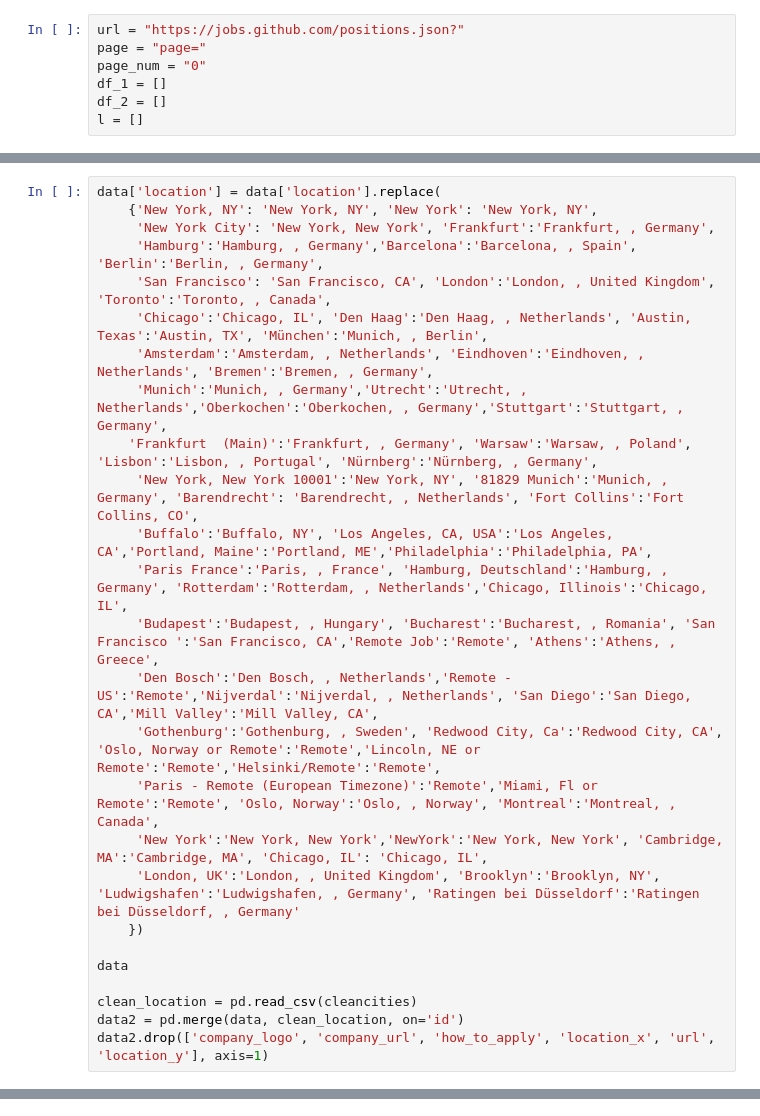
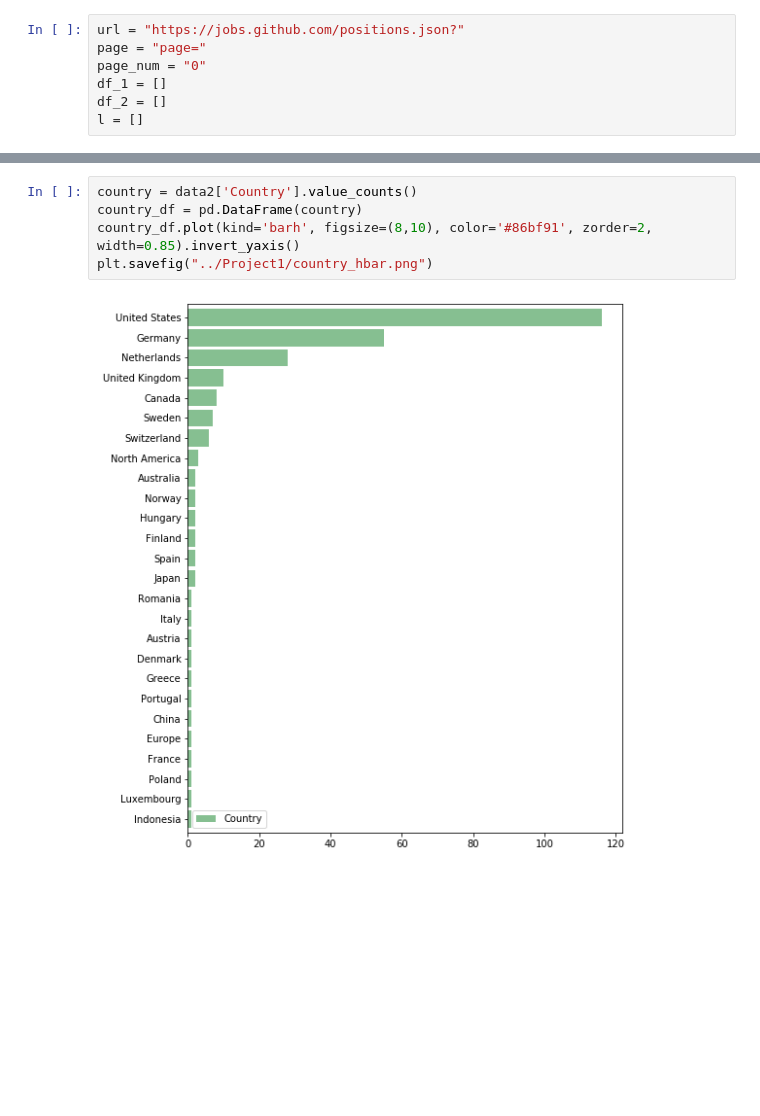
Before and after one commit to brian1581/Project1, a Jupyter notebook: Notebook_Michelle.ipynb, the cells around one changed output, grey strips where cells are left out. Cells and saved outputs as stored; diff of their text form; blank space fills up the shorter version.

```diff
--- a/Notebook_Michelle.ipynb
+++ b/Notebook_Michelle.ipynb
@@ -80,26 +78,0 @@ data.drop(['how_to_apply', 'company_logo', 'company_url', ], axis=1)
-# %%
-data['location'] = data['location'].replace(
-    {'New York, NY': 'New York, NY', 'New York': 'New York, NY',
-     'New York City': 'New York, New York', 'Frankfurt':'Frankfurt, , Germany',
-     'Hamburg':'Hamburg, , Germany','Barcelona':'Barcelona, , Spain', 'Berlin':'Berlin, , Germany',
-     'San Francisco': 'San Francisco, CA', 'London':'London, , United Kingdom', 'Toronto':'Toronto, , Canada',
-     'Chicago':'Chicago, IL', 'Den Haag':'Den Haag, , Netherlands', 'Austin, Texas':'Austin, TX', 'München':'Munich, , Berlin',
-     'Amsterdam':'Amsterdam, , Netherlands', 'Eindhoven':'Eindhoven, , Netherlands', 'Bremen':'Bremen, , Germany',
-     'Munich':'Munich, , Germany','Utrecht':'Utrecht, , Netherlands','Oberkochen':'Oberkochen, , Germany','Stuttgart':'Stuttgart, , Germany',
-    'Frankfurt  (Main)':'Frankfurt, , Germany', 'Warsaw':'Warsaw, , Poland', 'Lisbon':'Lisbon, , Portugal', 'Nürnberg':'Nürnberg, , Germany',
-     'New York, New York 10001':'New York, NY', '81829 Munich':'Munich, , Germany', 'Barendrecht': 'Barendrecht, , Netherlands', 'Fort Collins':'Fort Collins, CO',
-     'Buffalo':'Buffalo, NY', 'Los Angeles, CA, USA':'Los Angeles, CA','Portland, Maine':'Portland, ME','Philadelphia':'Philadelphia, PA',
-     'Paris France':'Paris, , France', 'Hamburg, Deutschland':'Hamburg, , Germany', 'Rotterdam':'Rotterdam, , Netherlands','Chicago, Illinois':'Chicago, IL',
-     'Budapest':'Budapest, , Hungary', 'Bucharest':'Bucharest, , Romania', 'San Francisco ':'San Francisco, CA','Remote Job':'Remote', 'Athens':'Athens, , Greece',
-     'Den Bosch':'Den Bosch, , Netherlands','Remote - US':'Remote','Nijverdal':'Nijverdal, , Netherlands', 'San Diego':'San Diego, CA','Mill Valley':'Mill Valley, CA',
-     'Gothenburg':'Gothenburg, , Sweden', 'Redwood City, Ca':'Redwood City, CA', 'Oslo, Norway or Remote':'Remote','Lincoln, NE or Remote':'Remote','Helsinki/Remote':'Remote',
-     'Paris - Remote (European Timezone)':'Remote','Miami, Fl or Remote':'Remote', 'Oslo, Norway':'Oslo, , Norway', 'Montreal':'Montreal, , Canada',
-     'New York':'New York, New York','NewYork':'New York, New York', 'Cambridge, MA':'Cambridge, MA', 'Chicago, IL': 'Chicago, IL',
-     'London, UK':'London, , United Kingdom', 'Brooklyn':'Brooklyn, NY', 'Ludwigshafen':'Ludwigshafen, , Germany', 'Ratingen bei Düsseldorf':'Ratingen bei Düsseldorf, , Germany'
-    })
-
-data
-
-clean_location = pd.read_csv(cleancities)
-data2 = pd.merge(data, clean_location, on='id')
-data2.drop(['company_logo', 'company_url', 'how_to_apply', 'location_x', 'url', 'location_y'], axis=1)
@@ -124,0 +104,7 @@ data2.drop(['company_logo', 'company_url', 'how_to_apply', 'location_x', 'url',
+# %%
+country = data2['Country'].value_counts()
+country_df = pd.DataFrame(country)
+country_df.plot(kind='barh', figsize=(8,10), color='#86bf91', zorder=2, width=0.85).invert_yaxis()
+plt.savefig("../Project1/country_hbar.png")
+# %% [output]
+[figure, added]
```
Also changed, not shown: parts of 7 cells of this notebook.
